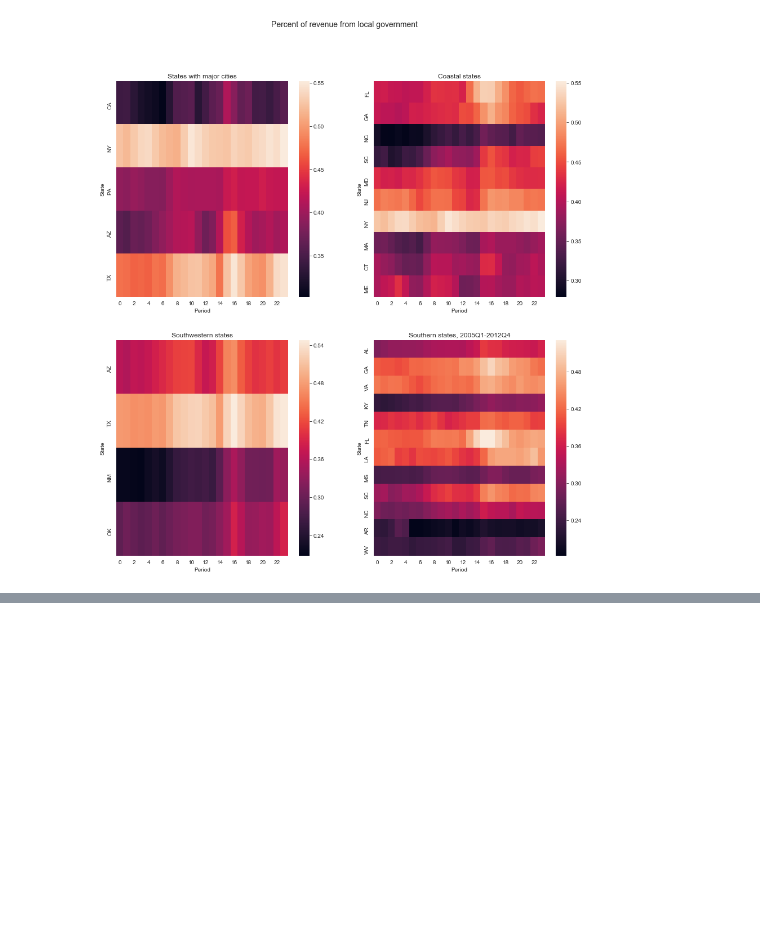
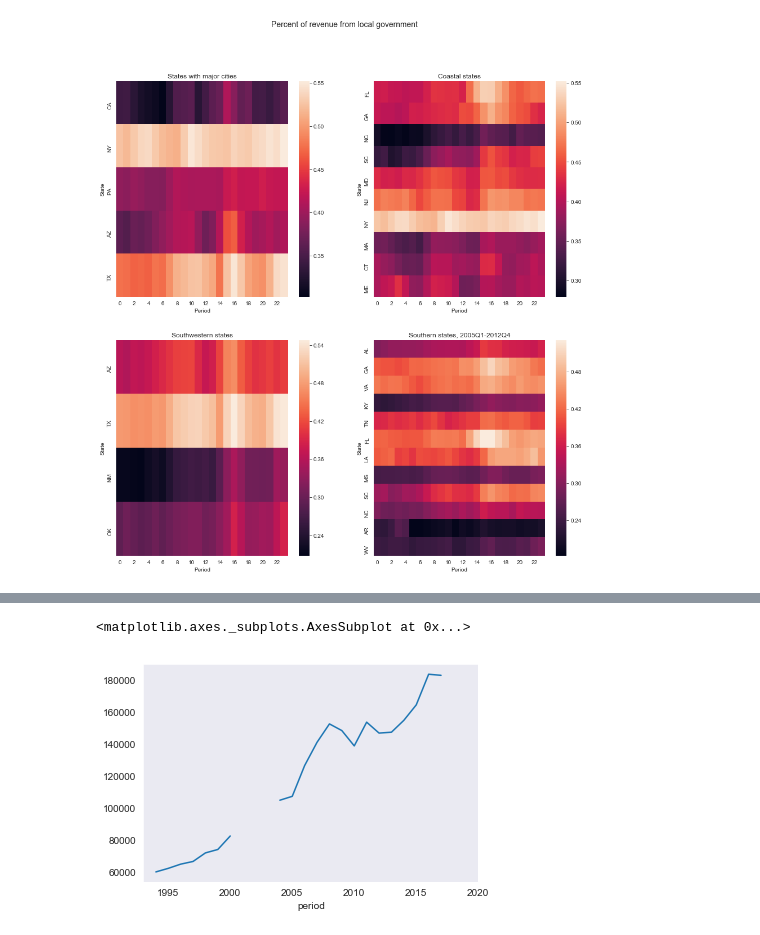
Before and after one commit to rcstein/qtax, a Jupyter notebook: QTax Data Analysis.ipynb, the cells around one changed output, grey strips where cells are left out. Drawn from its saved outputs; the diff is of its cells as text; code cells hidden in the pictures; blank space fills up the shorter version.

```diff
--- a/QTax Data Analysis.ipynb
+++ b/QTax Data Analysis.ipynb
@@ -1094,0 +1168,5 @@ plt.show()
+# %%
+rev_series.subtract(tax_series).plot()
+# %% [output]
+<matplotlib.axes._subplots.AxesSubplot at 0x...>
+[figure, added]
```
Also changed, not shown: parts of 27 cells of this notebook, 4 other files.
